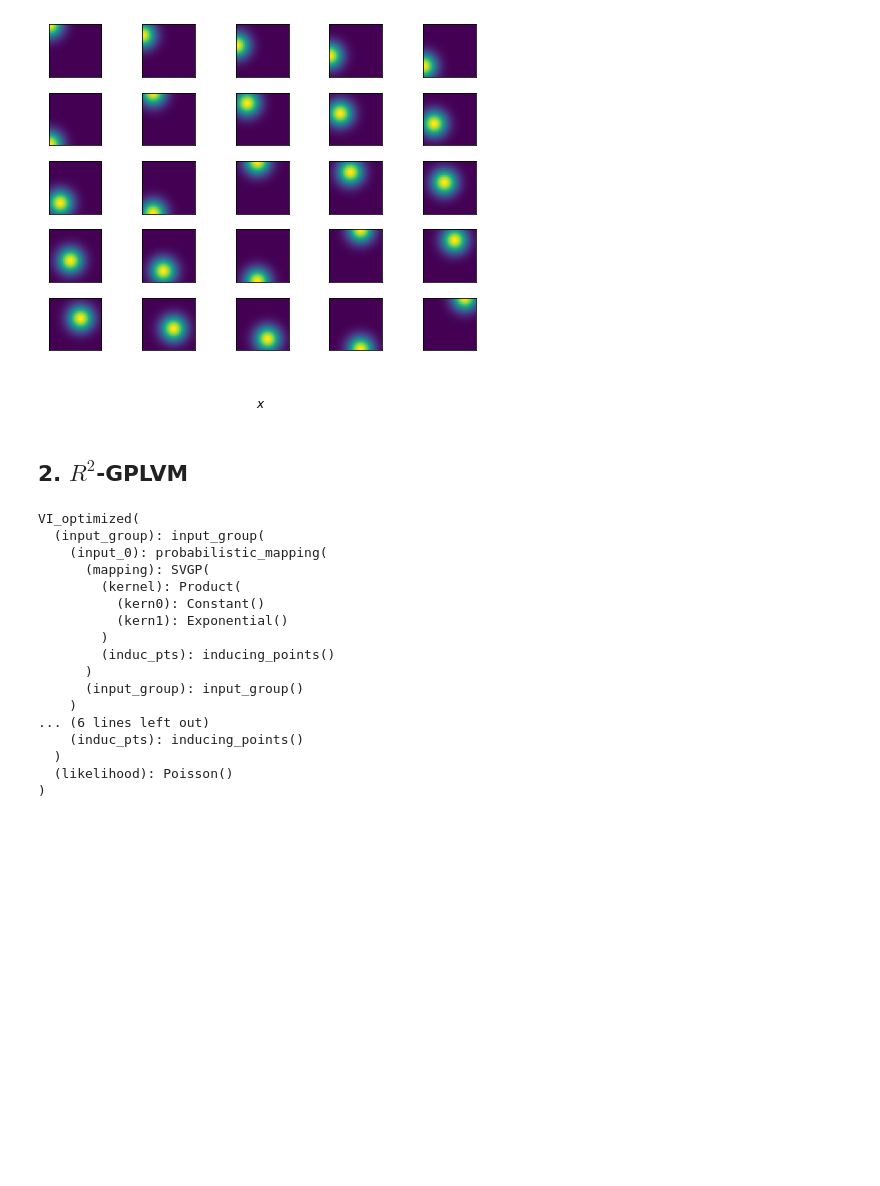
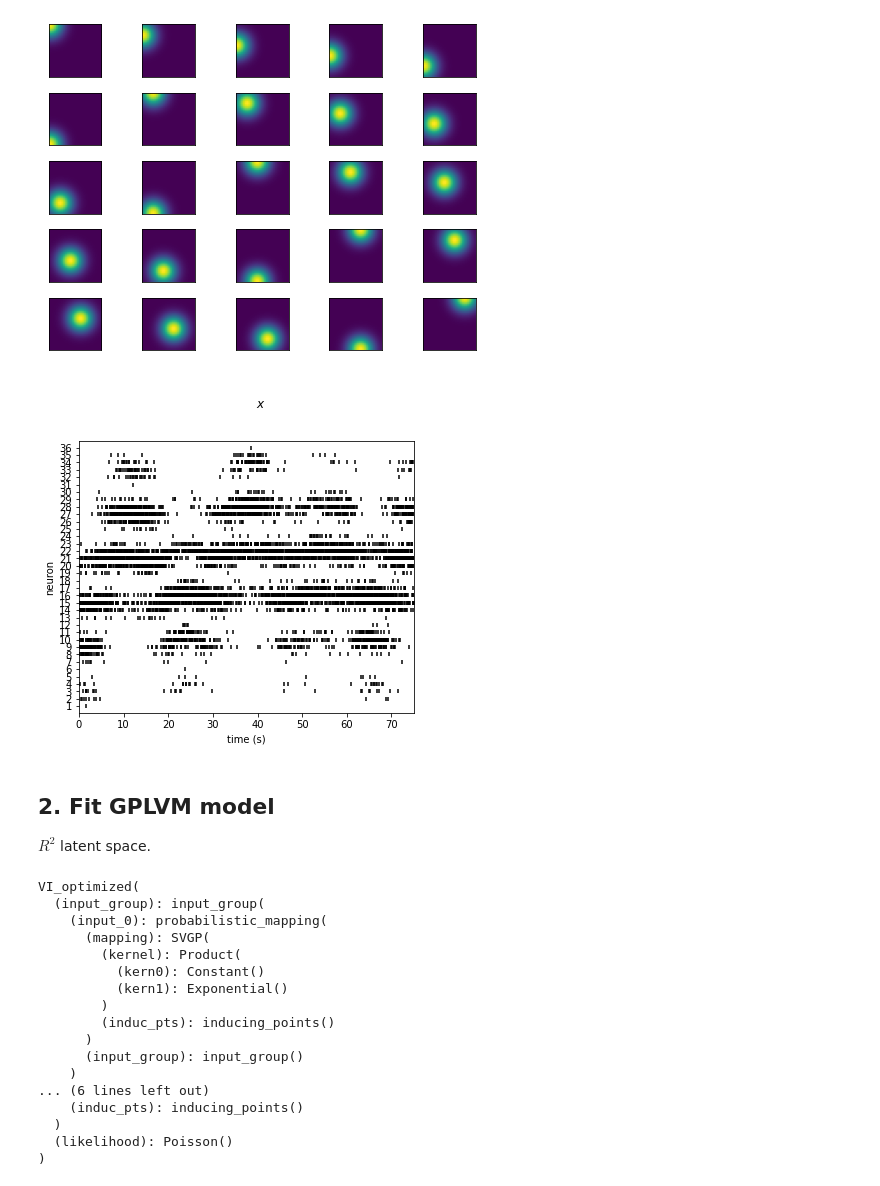
Before and after one commit to davindicode/universal-count-model, a Jupyter notebook: lib/examples/GPLVM_counts.ipynb, the cells around one changed output. Saved outputs shown, nothing was run; the diff lists cells and outputs as text; code cells hidden in the pictures; blank space fills up the shorter version.

```diff
--- a/lib/examples/GPLVM_counts.ipynb
+++ b/lib/examples/GPLVM_counts.ipynb
@@ -38,4 +33,29 @@ dev = nprb.inference.get_device()
 # %% [output]
 PyTorch version: 1.13.0+cu117
 Using device: cuda:0
+# %%
+# plotting functions
+def raster_plot(
+    figax, spikes, time_bins, bin_time, units, colors=None, marker="|", markersize=2
+):
+    """
+    Visualize a 2D array representing point events, spikes has shape (timstep, units).
+
+    :param list colors: colors to be included in the colormap
+    :param string name: name the colormap
+    :returns: figure and axis
+    :rtype: tuple
+    """
+    fig, ax = figax
+    if colors is None:
+        col = ["k"] * units
+    else:
+        col = colors
+    for i in range(units):
+        t = np.nonzero(spikes[i, :])[0] * bin_time
+        ax.scatter(t, (i + 1) * np.ones_like(t), c=col[i], s=markersize, marker=marker)
+
+    ax.set_xlim(0, time_bins * bin_time)
+    ax.set_ylim(0.1, units + 0.9)
+    ax.set_yticks(np.arange(1, units + 1))
 # %% [markdown]
@@ -186,5 +212,21 @@ cnts = rng.binomial(n=1, p=rates_t*dt)
-# %% [markdown]
-## 2. $R^2$-GPLVM
+# %%
+# generate spike counts
+cnts = rng.poisson(rates_t*dt)
+# %%
+tr = 0
+
+fig, ax = plt.subplots(figsize=(6,5))
+raster_plot((fig, ax), cnts[tr], Tl, dt, neurons, markersize=10)
+ax.set_xlabel('time (s)')
+ax.set_ylabel('neuron')
+plt.show()
+# %% [output]
+[figure, added]
+# %% [markdown]
+<a id="fit"></a>
+## 2. Fit GPLVM model
+
+$R^2$ latent space.
 # %%
 def align_CCA(X, X_tar):
     """
```
Also changed, not shown: parts of 13 cells of this notebook, 4 other files.
